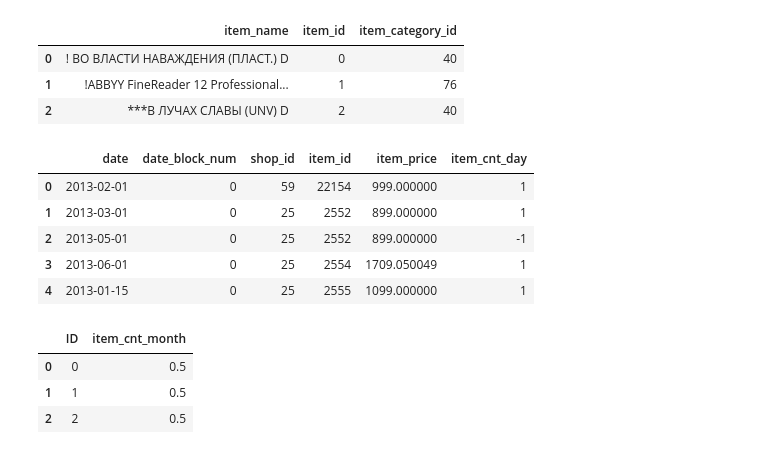
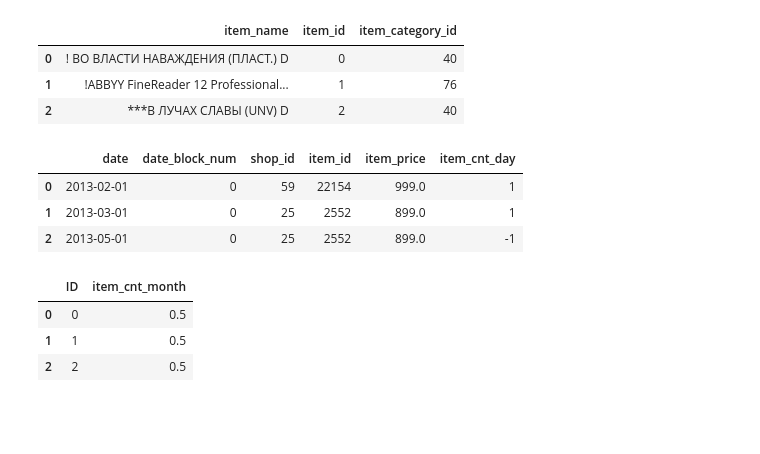
Before and after one commit to Evgeniy-2000/ML_practice_project, a Jupyter notebook: Main.ipynb, the cells around one changed output. Saved outputs shown, nothing was run; the diff lists cells and outputs as text; code cells hidden in the pictures; blank space fills up the shorter version.

```diff
--- a/Main.ipynb
+++ b/Main.ipynb
@@ -34,14 +36,12 @@ items.head(3)
 | 1 | !ABBYY FineReader 12 Professional... | 1 | 76 |
 | 2 | ***В ЛУЧАХ СЛАВЫ (UNV) D | 2 | 40 |
 # %%
-sales_train.head()
+sales_train.head(3)
 # %% [output]
 |  | date | date_block_num | shop_id | item_id | item_price | item_cnt_day |
-| 0 | 2013-02-01 | 0 | 59 | 22154 | 999.000000 | 1 |
-| 1 | 2013-03-01 | 0 | 25 | 2552 | 899.000000 | 1 |
-| 2 | 2013-05-01 | 0 | 25 | 2552 | 899.000000 | -1 |
-| 3 | 2013-06-01 | 0 | 25 | 2554 | 1709.050049 | 1 |
-| 4 | 2013-01-15 | 0 | 25 | 2555 | 1099.000000 | 1 |
+| 0 | 2013-02-01 | 0 | 59 | 22154 | 999.0 | 1 |
+| 1 | 2013-03-01 | 0 | 25 | 2552 | 899.0 | 1 |
+| 2 | 2013-05-01 | 0 | 25 | 2552 | 899.0 | -1 |
 # %%
 sample_submissions.head(3)
 # %% [output]
```
Also changed, not shown: parts of 6 cells of this notebook.
